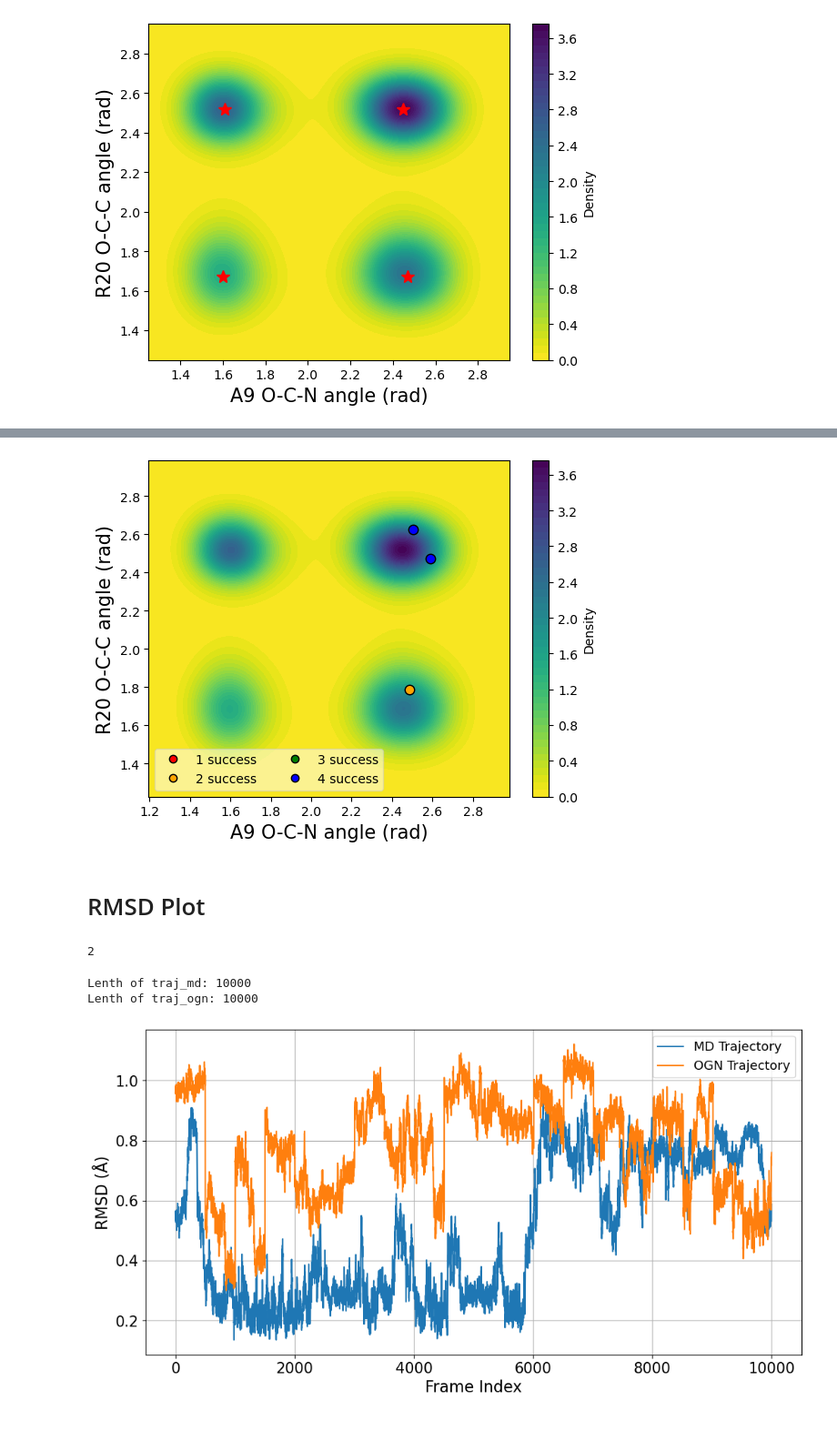
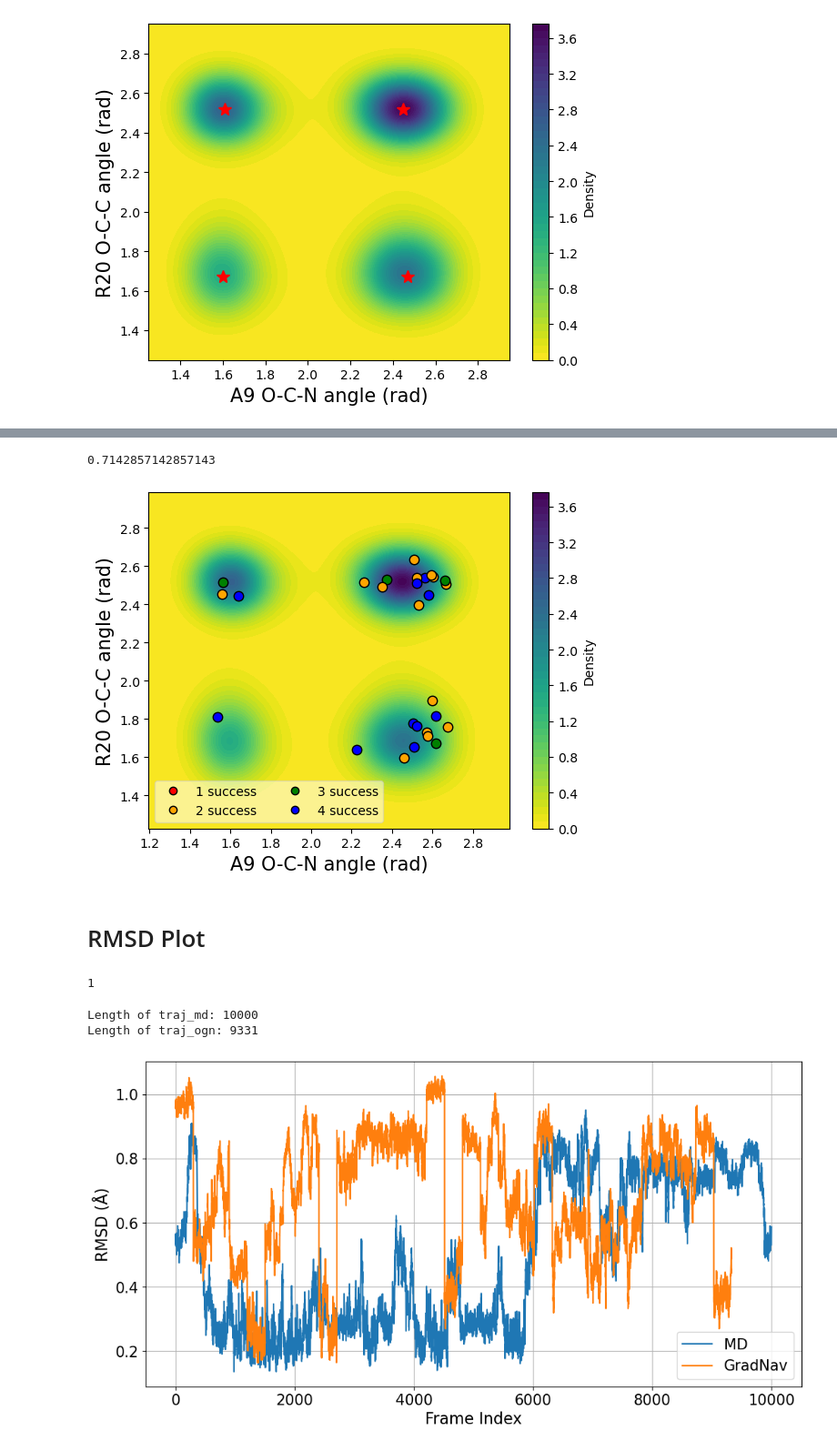
Before and after one commit to hoon-ock/landscape-search, a Jupyter notebook: realsys_analysis.ipynb, the cells around one changed output, grey strips where cells are left out. Shown at 91% size. Cells and saved outputs as stored; diff of their text form; code cells hidden in the pictures.

```diff
--- a/realsys_analysis.ipynb
+++ b/realsys_analysis.ipynb
@@ -20,7 +20,7 @@ from realsys_utils import find_shift_index
 # %%
 #directory = 'results/peptide/ogn/run_240212_1831'
 # directory = 'results/peptide/ogn/run_240213_2314'
-directory = 'results/peptide/ogn/run_240214_2034'
+directory = 'results/peptide/ogn/run_240216_1637' #'results/peptide/ogn/run_240214_2034'
 directory_base = 'results/peptide/base'
 params = yaml.load(open(os.path.join(directory,'param.yaml'), 'r'), Loader=yaml.FullLoader)
 init_traj_index = params['init_traj_index']
@@ -53,8 +53,8 @@ y_limits = [1.25, 2.95]
 x_label='A9 O-C-N angle (rad)'
 y_label='R20 O-C-C angle (rad)'
 ft=15
-label_1 = 'MD Trajectory'
-label_2 = 'OGN Trajectory'
+label_1 = 'MD'
+label_2 = 'GradNav'
 # %% [markdown]
 # MD
 # %% [markdown]
@@ -433,6 +469,9 @@ for file in glob.glob(os.path.join(directory, 'ssir', 'traj_*', 'results.pkl')):
 
 valid_init = np.array(valid_init)
 ssir = total_num_success / total_num_clusters
+print(ssir)
+# %% [output]
+0.7142857142857143
 # %%
 # save ssir and valid_init
 with open(os.path.join(directory, 'ssir_ogn.txt'), 'w') as f:
@@ -460,7 +499,7 @@ plt.legend(fontsize=ft-5, loc='lower left', framealpha=0.5, ncol=2)
 plt.savefig(os.path.join(directory, 'ssir_ogn.png'),
             dpi=300, bbox_inches='tight')
 # %% [output]
-[figure, old version]
+[figure, new version]
 # %% [markdown]
 # RMSD Plot
 # %%
@@ -471,7 +510,7 @@ for i in range(len(coord_index)):
         count_traj15 +=1
 print(count_traj15)
 # %% [output]
-2
+1
 # %%
 # Placeholder list to store each extracted segment of trajectories
 topology_file = "/home/hoon/boltzmann/brownian/data/Fs_peptide/traj/fs-peptide.pdb"
@@ -498,32 +537,33 @@ combined_traj = md.join(extracted_segments)
 combined_traj.save_xtc(os.path.join(directory,"combined_trajectory.xtc"))
 # %%
 # read trajs md.load_pdb
+topology_file = "/home/hoon/boltzmann/brownian/data/Fs_peptide/traj/fs-peptide.pdb"
 topology_fn = md.load_pdb(topology_file)
 traj_ogn = md.load_xtc(os.path.join(directory,"combined_trajectory.xtc"), top=topology_file)
 traj_md = md.load('/home/hoon/boltzmann/brownian/data/Fs_peptide/traj/trajectory-15.xtc', top=topology_file)
 traj_ogn = traj_ogn[:len(traj_md)]
 
-print('Lenth of traj_md:', len(traj_md))
-print('Lenth of traj_ogn:', len(traj_ogn))
+print('Length of traj_md:', len(traj_md))
+print('Length of traj_ogn:', len(traj_ogn))
 
 rmsd_md = md.rmsd(traj_md, topology_fn, 0) # rmsd_md = md.rmsd(traj_md, traj_md, 0)
 rmsd_ogn = md.rmsd(traj_ogn, topology_fn, 0) # rmsd_ogn = md.rmsd(traj_ogn, traj_ogn, 0)
 # %% [output]
-Lenth of traj_md: 10000
-Lenth of traj_ogn: 10000
+Length of traj_md: 10000
+Length of traj_ogn: 9331
 # %%
 # Plotting
 plt.figure(figsize=(12, 6))
 
 plt.plot(rmsd_md, label=label_1)
 plt.plot(rmsd_ogn, label=label_2)
 plt.xlabel('Frame Index', fontsize=ft+1)
 plt.ylabel('RMSD (Å)', fontsize=ft+1)
 # plt.title('RMSD Over Iterations')
 plt.xticks(fontsize=ft)
 plt.yticks(fontsize=ft)
-plt.legend(fontsize=ft-2)
+plt.legend(fontsize=ft)
 plt.grid(True)
 plt.savefig(os.path.join(directory, 'rmsd.png'),dpi=300, bbox_inches='tight')
 # %% [output]
-[figure, old version]
+[figure, new version]
```
Also changed, not shown: parts of 14 cells of this notebook, 7 other files.
